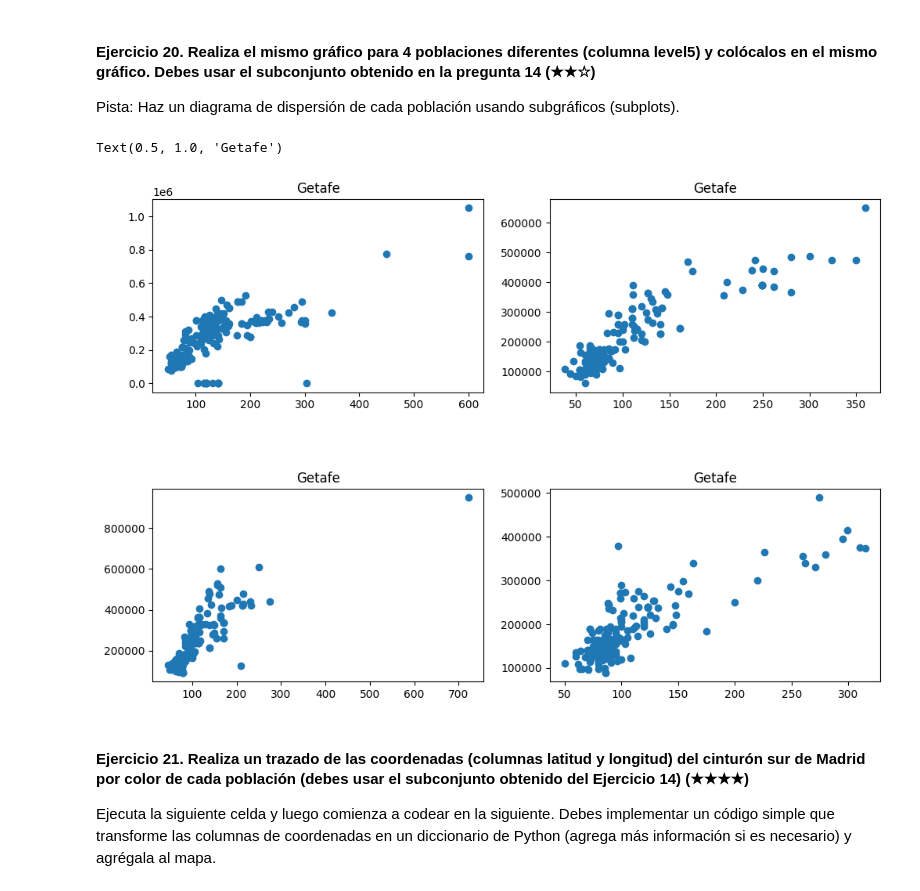
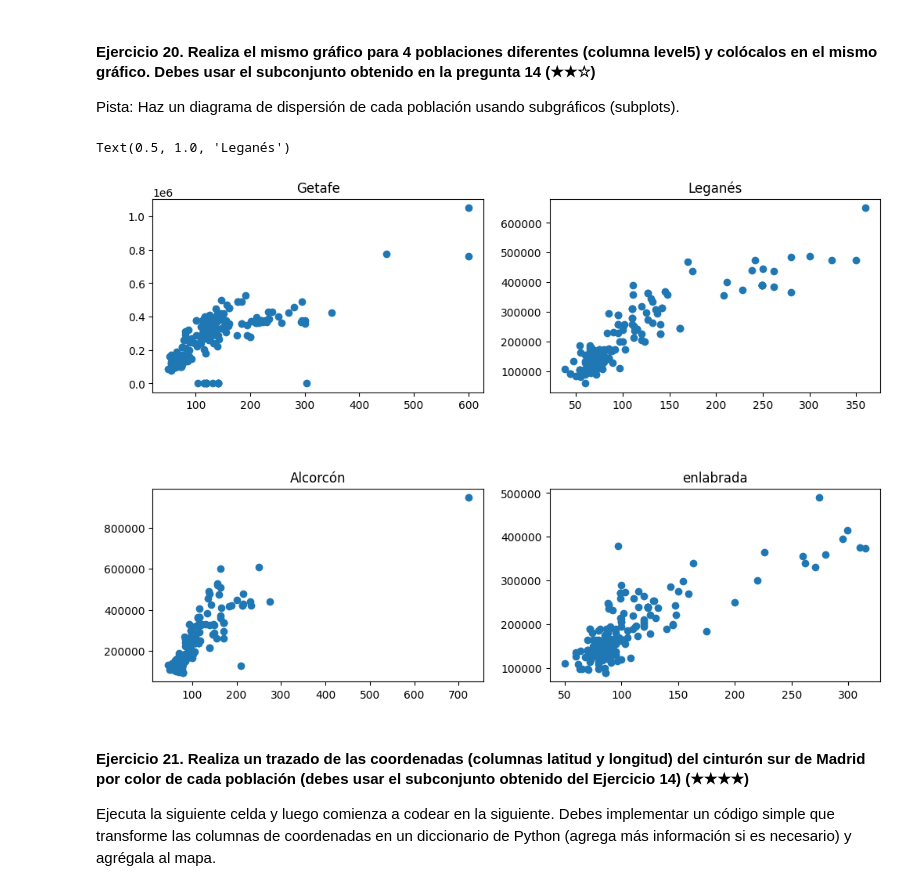
Before and after one commit to monikaguilar/realestate-datacleanup-exercise, a Jupyter notebook: project.es.ipynb, the cells around one changed output. Drawn from its saved outputs; the diff is of its cells as text; code cells hidden in the pictures.

```diff
--- a/project.es.ipynb
+++ b/project.es.ipynb
@@ -434,18 +434,18 @@ poblacionLeganés = ds[ds["level5"]=="Leganés"]
 # %%
 fig, axes=plt.subplots(2,2,figsize=(12,8))
 fig.subplots_adjust(hspace=0.5)
 
 axes[0, 0].scatter(poblaciongetafe.surface, poblaciongetafe.price)
 axes[0, 0].set_title('Getafe')
 axes[1, 0].scatter(poblacionAlcorcón.surface, poblacionAlcorcón.price)
-axes[1, 0].set_title('Getafe')
+axes[1, 0].set_title('Alcorcón')
 axes[1, 1].scatter(poblacionFuenlabrada.surface, poblacionFuenlabrada.price)
-axes[1, 1].set_title('Getafe')
+axes[1, 1].set_title('enlabrada')
 axes[0, 1].scatter(poblacionLeganés.surface, poblacionLeganés.price)
-axes[0, 1].set_title('Getafe')
+axes[0, 1].set_title('Leganés')
 # %% [output]
-Text(0.5, 1.0, 'Getafe')
+Text(0.5, 1.0, 'Leganés')
-[figure, old version]
+[figure, new version]
 # %% [markdown]
 #### Ejercicio 21. Realiza un trazado de las coordenadas (columnas latitud y longitud) del cinturón sur de Madrid por color de cada población (debes usar el subconjunto obtenido del Ejercicio 14) (★★★★)
 
```
Also changed, not shown: parts of 2 cells of this notebook.
